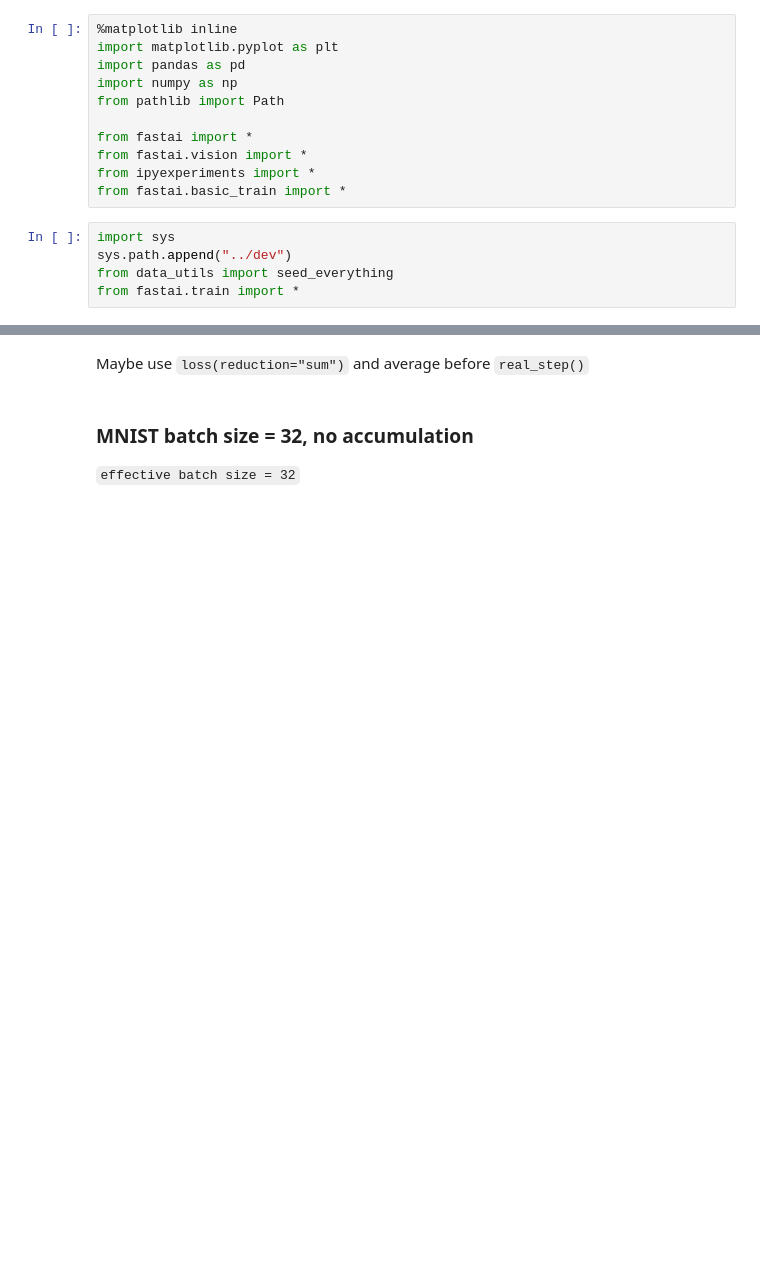
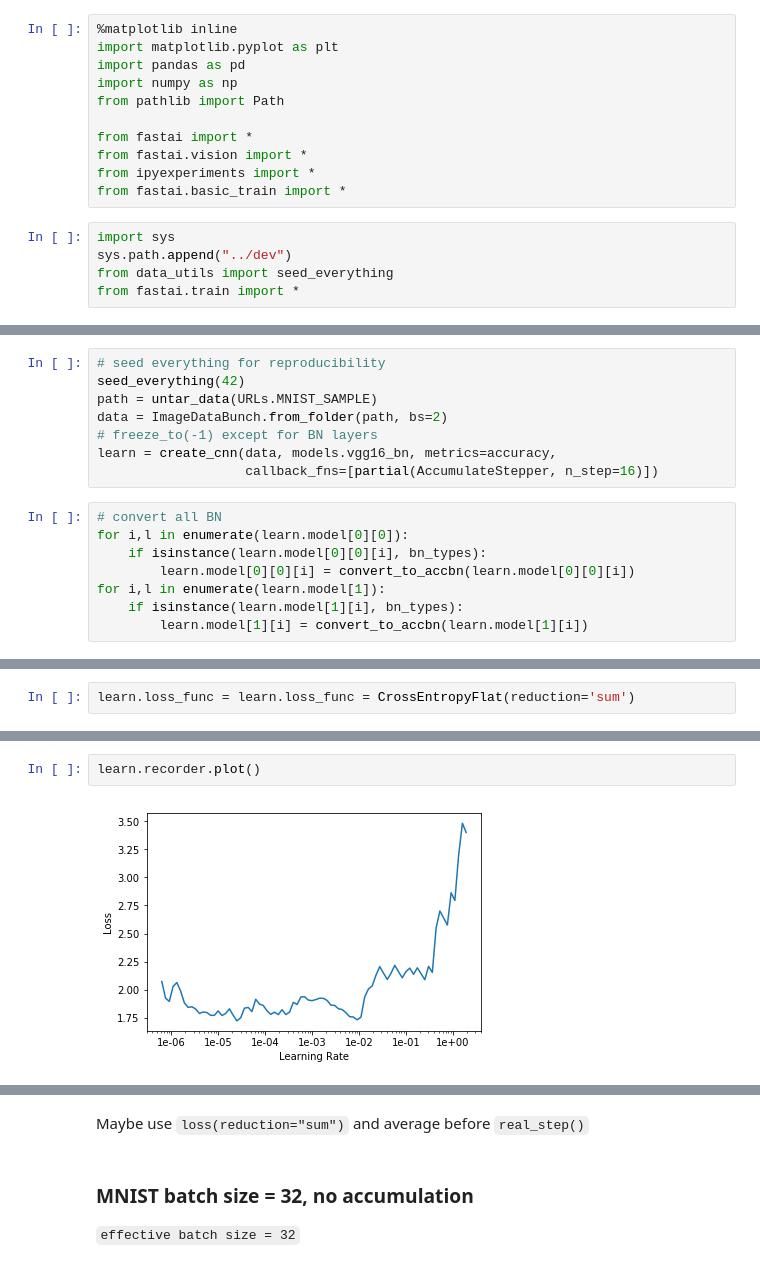
Before and after one commit to KeremTurgutlu/whale, a Jupyter notebook: experimental/Every nth Batch Accumulate Update - BatchNorm.ipynb, the cells around one changed output, grey strips where cells are left out. Saved outputs shown, nothing was run; the diff lists cells and outputs as text; blank space fills up the shorter version.

```diff
--- a/experimental/Every nth Batch Accumulate Update - BatchNorm.ipynb
+++ b/experimental/Every nth Batch Accumulate Update - BatchNorm.ipynb
@@ -108,0 +226,16 @@ class AccumulateStepper(LearnerCallback):
+# %%
+# seed everything for reproducibility
+seed_everything(42)
+path = untar_data(URLs.MNIST_SAMPLE)
+data = ImageDataBunch.from_folder(path, bs=2)
+# freeze_to(-1) except for BN layers
+learn = create_cnn(data, models.vgg16_bn, metrics=accuracy,
+                   callback_fns=[partial(AccumulateStepper, n_step=16)])
+# %%
+# convert all BN
+for i,l in enumerate(learn.model[0][0]):
+    if isinstance(learn.model[0][0][i], bn_types):
+        learn.model[0][0][i] = convert_to_accbn(learn.model[0][0][i])
+for i,l in enumerate(learn.model[1]):
+    if isinstance(learn.model[1][i], bn_types):
+        learn.model[1][i] = convert_to_accbn(learn.model[1][i])
@@ -108,0 +267,2 @@ class AccumulateStepper(LearnerCallback):
+# %%
+learn.loss_func = learn.loss_func = CrossEntropyFlat(reduction='sum')
@@ -108,0 +275,4 @@ class AccumulateStepper(LearnerCallback):
+# %%
+learn.recorder.plot()
+# %% [output]
+[figure, added]
```
Also changed, not shown: parts of 28 cells of this notebook.
